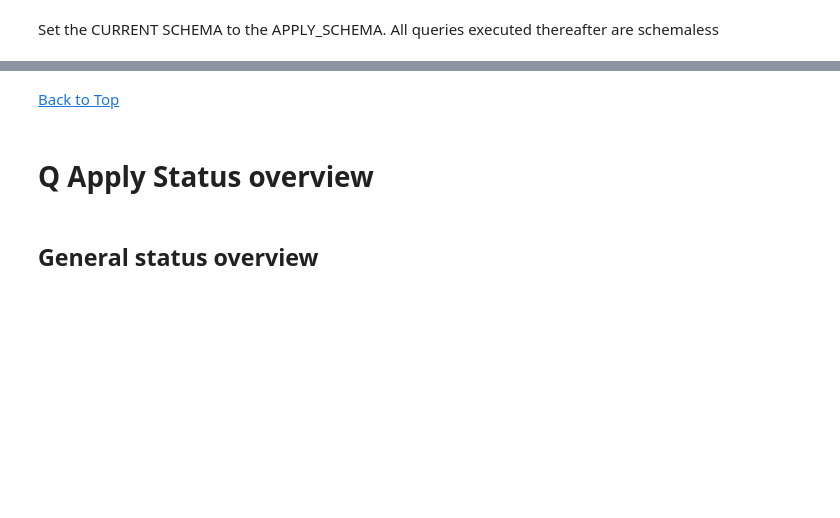
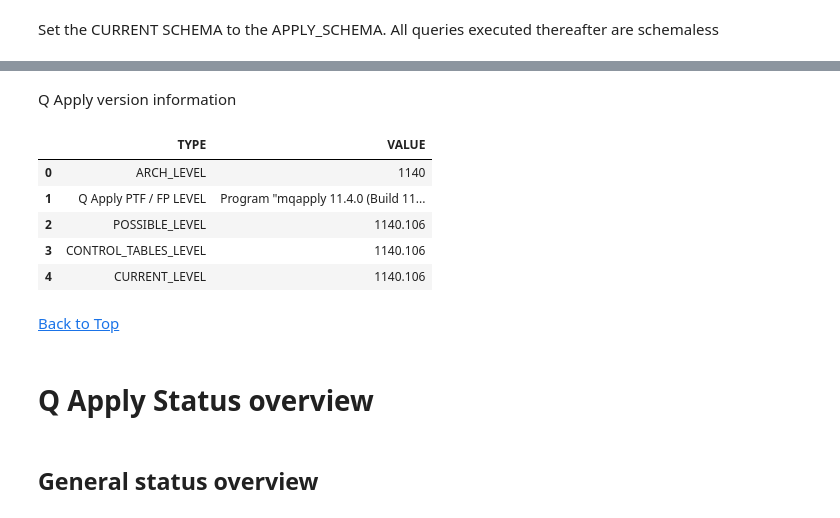
Before and after one commit to federator3/Q-Replication-Jupyter-Notebook, a Jupyter notebook: IBM Q Apply Jupyter Notebook.ipynb, the cells around one changed output, grey strips where cells are left out. Drawn from its saved outputs; the diff is of its cells as text; code cells hidden in the pictures; blank space fills up the shorter version.

Commit message:
New report to list the current Q Apply PTF level and function levels

```diff
--- a/IBM Q Apply Jupyter Notebook.ipynb
+++ b/IBM Q Apply Jupyter Notebook.ipynb
@@ -168,3 +183,18 @@ print("INFO: CURRENT SCHEMA = '" + apply_schema + "'")
+# %% [markdown]
+Q Apply version information
+# %%
+df_applylevel = get_apply_level(connection, apply_schema)
+
+# printing the data frame
+pandas.set_option('max_colwidth', None)
+df_applylevel
+# %% [output]
+|  | TYPE | VALUE |
+| 0 | ARCH_LEVEL | 1140 |
+| 1 | Q Apply PTF / FP LEVEL | Program "mqapply 11.4.0 (Build 11... |
+| 2 | POSSIBLE_LEVEL | 1140.106 |
+| 3 | CONTROL_TABLES_LEVEL | 1140.106 |
+| 4 | CURRENT_LEVEL | 1140.106 |
 # %% [markdown]
 [Back to Top](#top)
 <a id='overview_qapp'></a>
```
Also changed, not shown: parts of 26 cells of this notebook.
